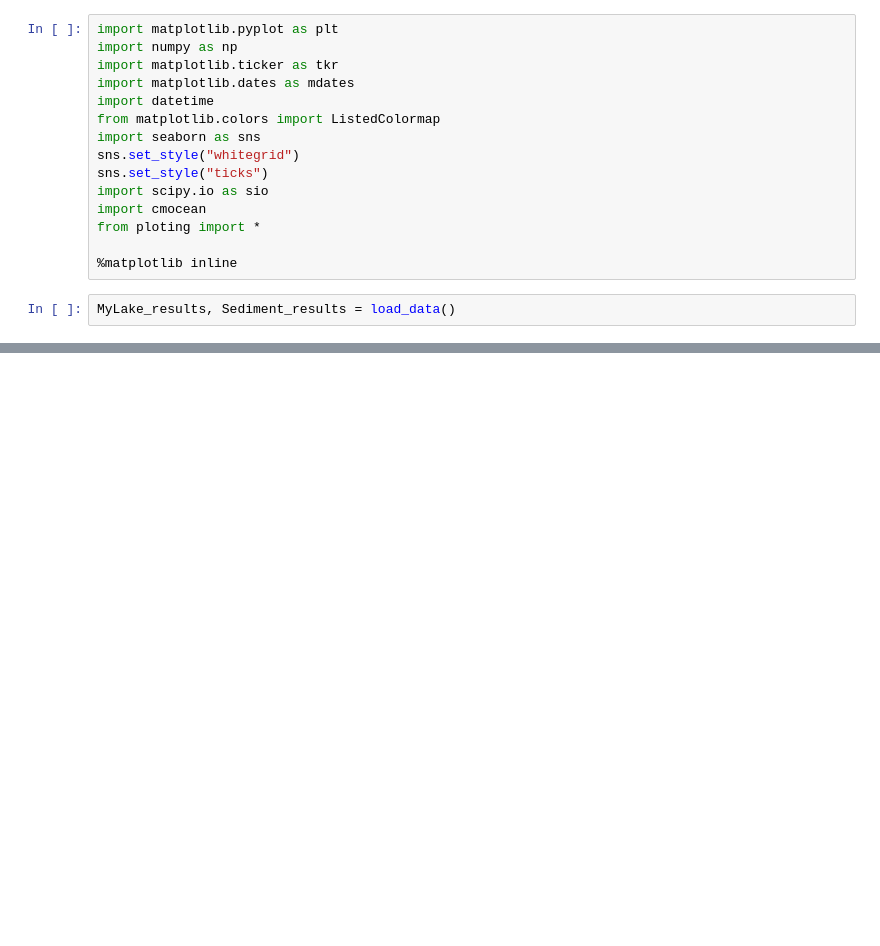
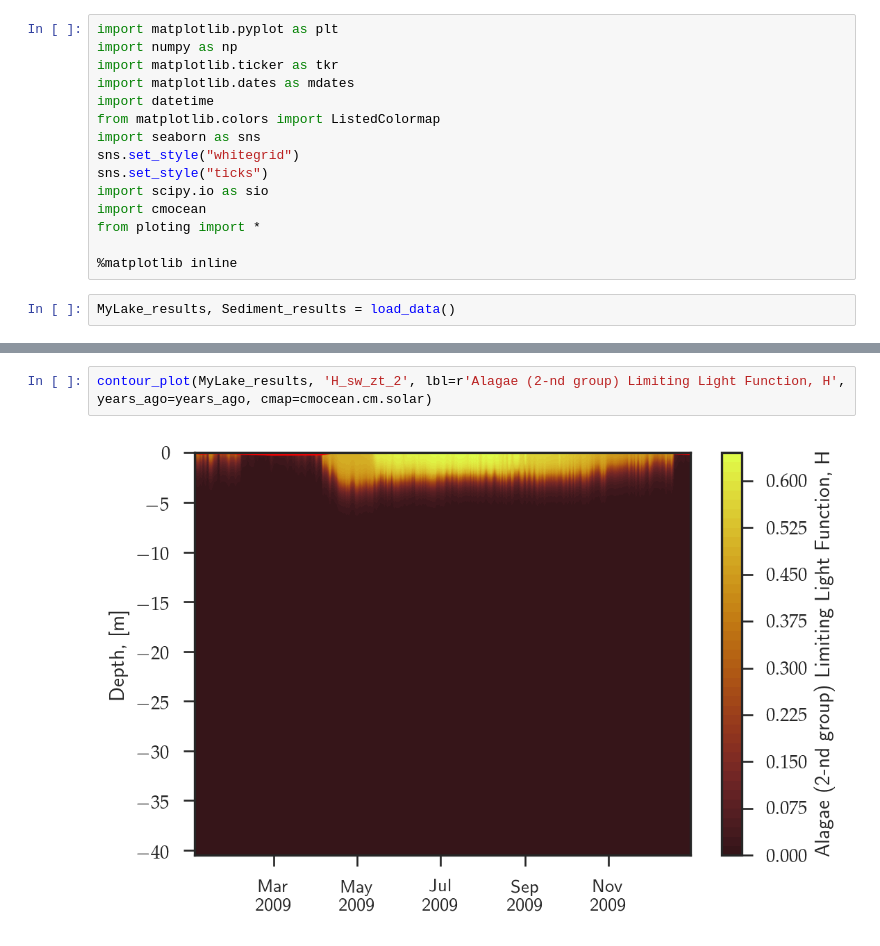
Before and after one commit to biogeochemistry/MyLake_v2_Vansjo, a Jupyter notebook: Postproc_code/plotting.py.ipynb, the cells around one changed output, grey strips where cells are left out. Saved outputs shown, nothing was run; the diff lists cells and outputs as text; blank space fills up the shorter version.

```diff
--- a/Postproc_code/plotting.py.ipynb
+++ b/Postproc_code/plotting.py.ipynb
@@ -101,0 +36,4 @@ contour_plot(MyLake_results, 'Szt', lbl=r'Solids, $[mg / m3]$')
+# %%
+contour_plot(MyLake_results, 'H_sw_zt_2', lbl=r'Alagae (2-nd group) Limiting Light Function, H', years_ago=years_ago, cmap=cmocean.cm.solar)
+# %% [output]
+[figure, added]
```
Also changed, not shown: parts of 45 cells of this notebook, 1 other file.
